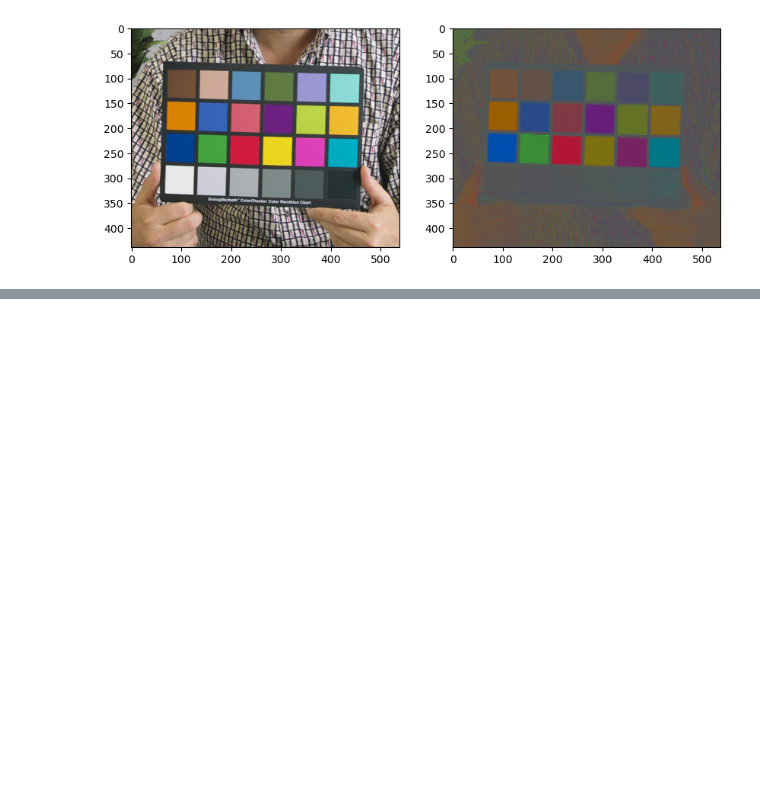
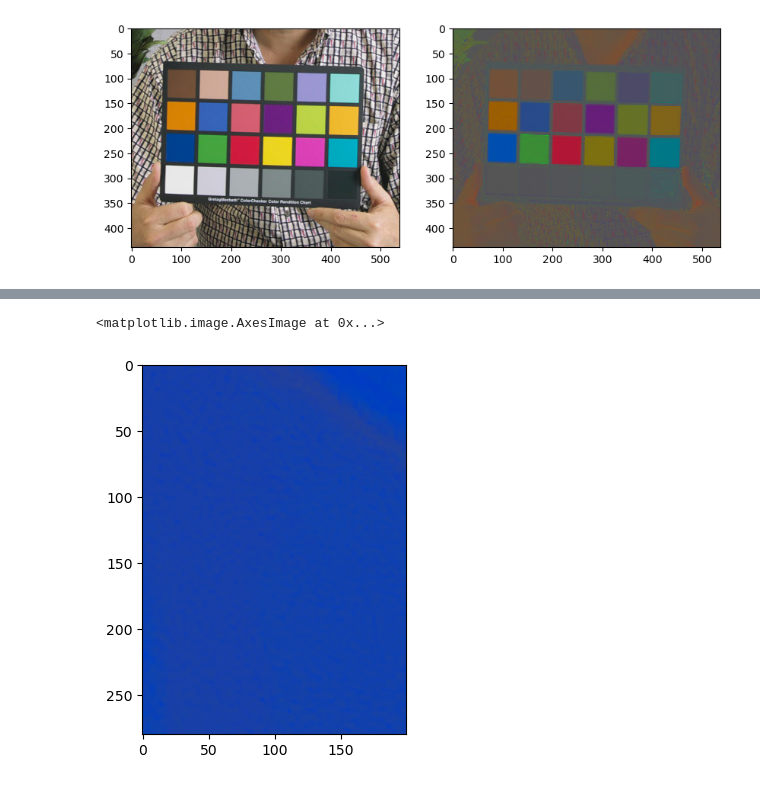
Before and after one commit to genvert/AP_157_FX-2_Vertudez, a Jupyter notebook: Activity 5/Activity 5.ipynb, the cells around one changed output, grey strips where cells are left out. Drawn from its saved outputs; the diff is of its cells as text; code cells hidden in the pictures; blank space fills up the shorter version.

```diff
--- a/Activity 5/Activity 5.ipynb
+++ b/Activity 5/Activity 5.ipynb
@@ -133,0 +87,13 @@ plt.imshow(cube_masked)
+# %%
+import cv2
+
+cube_ROI = cube[1470:1750,300:500]
+cube_ROI_norm = img_norm(cube_ROI)
+plt.imshow(cube_ROI_norm)
+
+# image_with_roi = cube.copy()
+# image_with_roi = cv2.rectangle(image_with_roi, (1500,1750), (300,500), (0, 255, 0), 2)
+# plt.imshow(image_with_roi)
+# %% [output]
+<matplotlib.image.AxesImage at 0x...>
+[figure, added]
```
Also changed, not shown: parts of 11 cells of this notebook.
